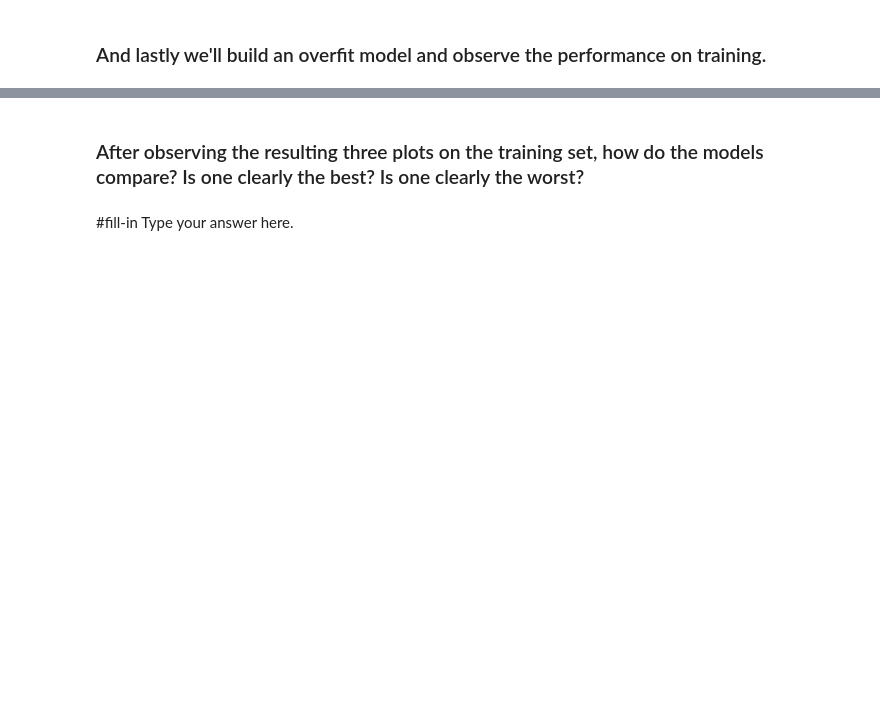
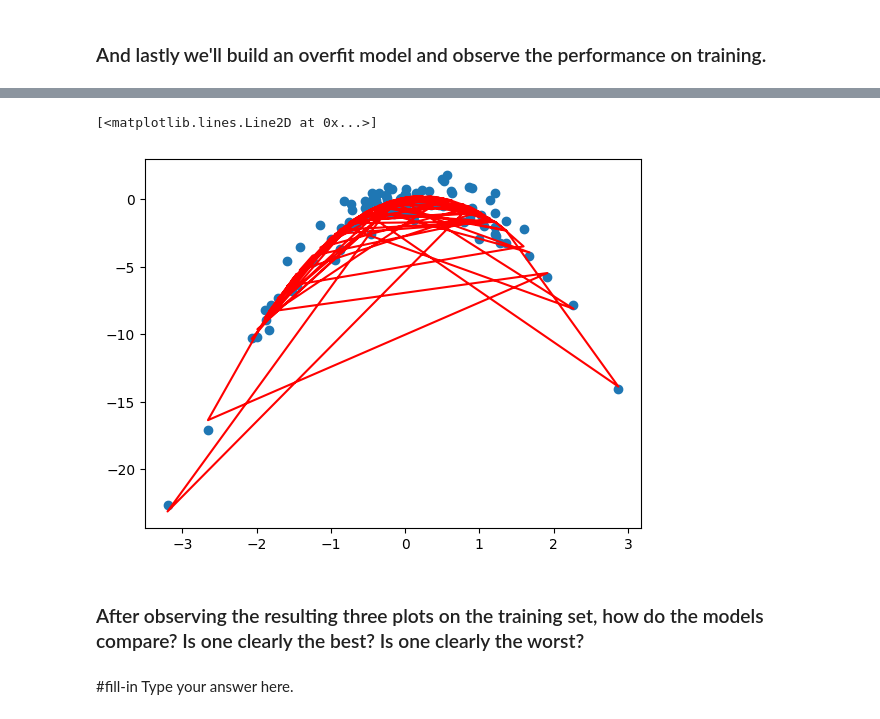
Before and after one commit to Alakazam992/code_2600, a Jupyter notebook: mod02_trainingsplit.ipynb, the cells around one changed output, grey strips where cells are left out. Saved outputs shown, nothing was run; the diff lists cells and outputs as text; code cells hidden in the pictures; blank space fills up the shorter version.

```diff
--- a/mod02_trainingsplit.ipynb
+++ b/mod02_trainingsplit.ipynb
@@ -141,6 +140,6 @@ ax.plot( linear['x'], color='red')
 ### And lastly we'll build an overfit model and observe the performance on training.
 # %%
 # Fit a cubic model
-model_cubic = #fill-in
-results_cubic = #fill-in
+model_cubic = sm.OLS(y_train, x_train[['intercept', 'x', 'x_sq', 'x_cu']])
+results_cubic = model_cubic.fit()
 summarize(results_cubic)
@@ -147,12 +152,14 @@ summarize(results_cubic)
 # %%
 # Get predictions
-x_train['pred_cu'] = #fill-in
+predictions_cubic_train = predict(x_train[['intercept', 'x', 'x_sq', 'x_cu']],results_cubic)
 # %%
 # Plot predictions as solid *red* line
 fig, ax = plt.subplots()
-ax.scatter(x_train['x'],y_train)
-cubic = #fill-in
-ax.plot( #fill-in
+ax.scatter(x_train['x'], y_train)
+ax.plot(x_train['x'], predictions_cubic_train, color = "red")
+# %% [output]
+[<matplotlib.lines.Line2D at 0x...>]
+[figure, added]
 # %% [markdown]
 ### After observing the resulting three plots on the training set, how do the models compare? Is one clearly the best? Is one clearly the worst?
 # %% [markdown]
```
Also changed, not shown: parts of 4 cells of this notebook.
